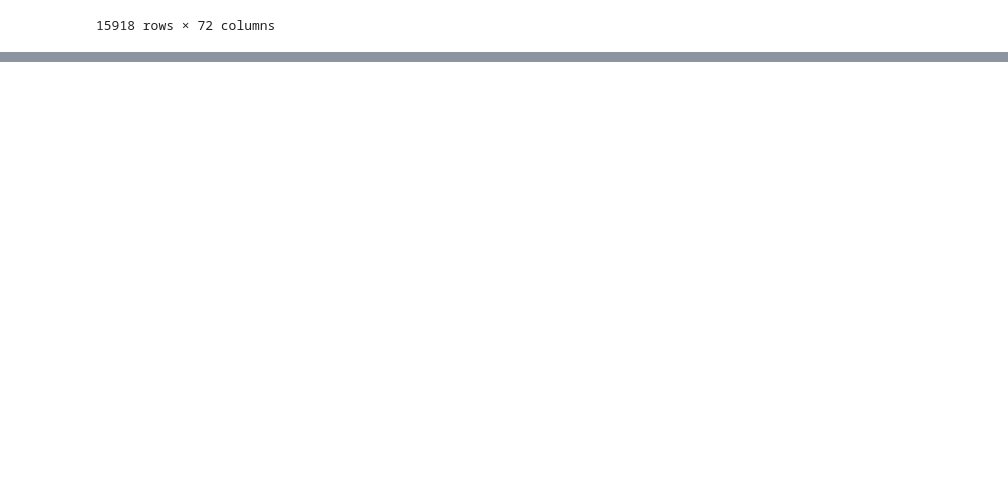
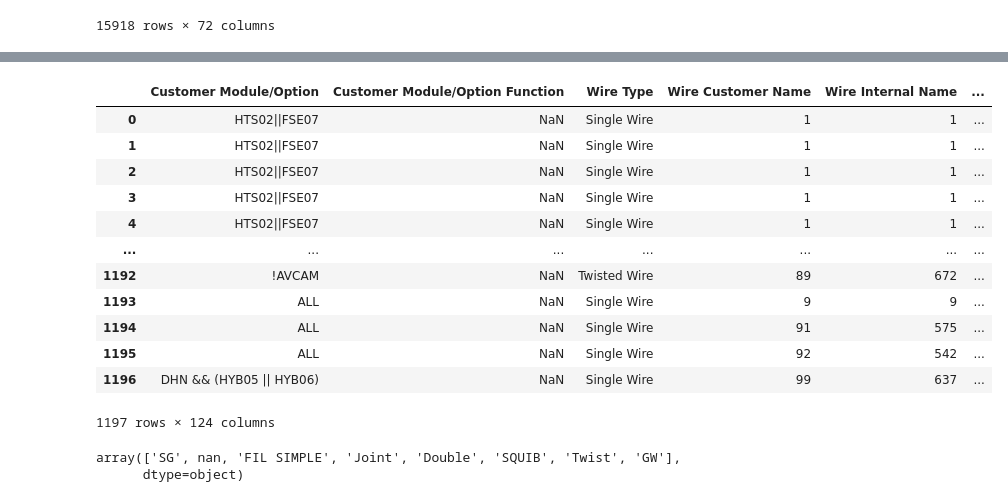
Before and after one commit to Abdelhamid2c/Automation-of-Data-Integration, a Jupyter notebook: Notebooks/MMSTA_separator_Pandas.ipynb, the cells around one changed output, grey strips where cells are left out. Drawn from its saved outputs; the diff is of its cells as text; code cells hidden in the pictures; blank space fills up the shorter version.

```diff
--- a/Notebooks/MMSTA_separator_Pandas.ipynb
+++ b/Notebooks/MMSTA_separator_Pandas.ipynb
@@ -350,0 +466,23 @@ df_grouped
+# %%
+path_max_wire = "../Data/Raw/liste_circuit_integre.xlsx"
+df_max_wire_list = pd.read_excel(path_max_wire)
+df_max_wire_list
+# %% [output]
+|  | Customer Module/Option | Customer Module/Option Function | Wire Type | Wire Customer Name | Wire Internal Name | ... |
+| 0 | HTS02||FSE07 | NaN | Single Wire | 1 | 1 | ... |
+| 1 | HTS02||FSE07 | NaN | Single Wire | 1 | 1 | ... |
+| 2 | HTS02||FSE07 | NaN | Single Wire | 1 | 1 | ... |
+| 3 | HTS02||FSE07 | NaN | Single Wire | 1 | 1 | ... |
+| 4 | HTS02||FSE07 | NaN | Single Wire | 1 | 1 | ... |
+| ... | ... | ... | ... | ... | ... | ... |
+| 1192 | !AVCAM | NaN | Twisted Wire | 89 | 672 | ... |
+| 1193 | ALL | NaN | Single Wire | 9 | 9 | ... |
+| 1194 | ALL | NaN | Single Wire | 91 | 575 | ... |
+| 1195 | ALL | NaN | Single Wire | 92 | 542 | ... |
+| 1196 | DHN && (HYB05 || HYB06) | NaN | Single Wire | 99 | 637 | ... |
+1197 rows × 124 columns
+# %%
+df_max_wire_list['TYPE'].unique()
+# %% [output]
+array(['SG', nan, 'FIL SIMPLE', 'Joint', 'Double', 'SQUIB', 'Twist', 'GW'],
+      dtype=object)
```
Also changed, not shown: parts of 15 cells of this notebook.
